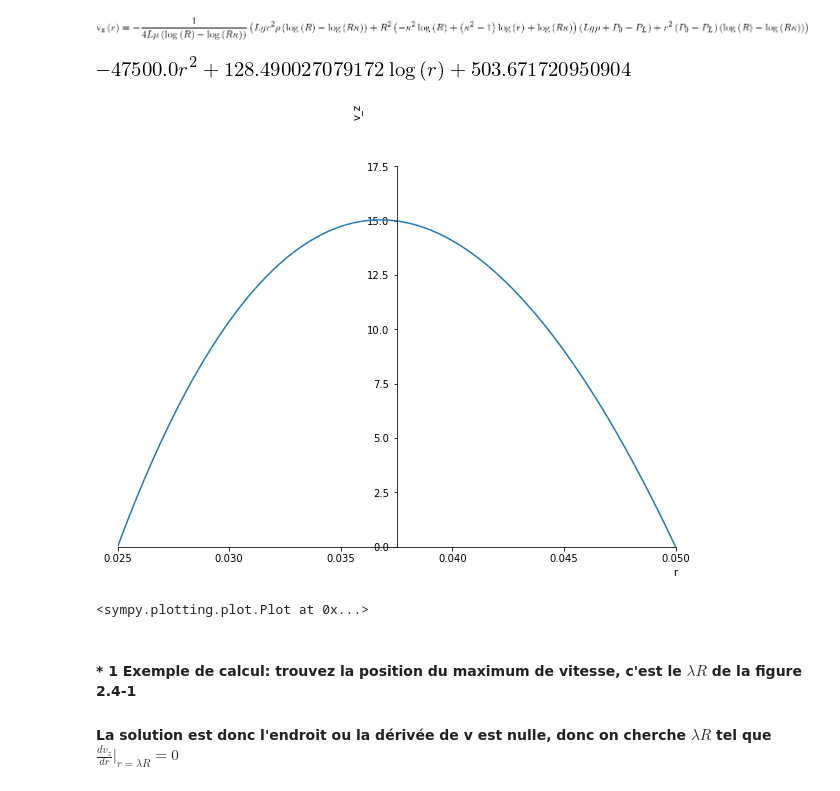
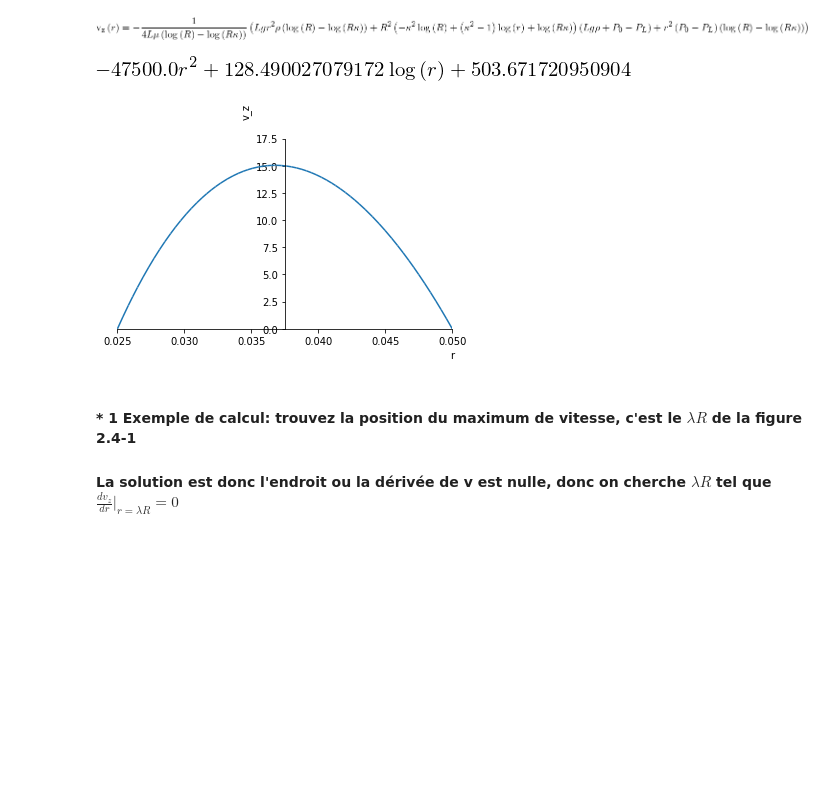
Before and after one commit to pierreproulx/GCH200, a Jupyter notebook: Chap-2-Section-2-4.ipynb, the cells around one changed output. Cells and saved outputs as stored; diff of their text form; code cells hidden in the pictures; blank space fills up the shorter version.

```diff
--- a/Chap-2-Section-2-4.ipynb
+++ b/Chap-2-Section-2-4.ipynb
@@ -95,26 +106,25 @@ display(v_z.simplify())
 # %%
 #
 # Maintenant traçons le profil en donnant des valeurs de paramètres réalistes
 #
 # Remarquez ici que la gravité est négative sur la figure 2.4-1
 #
 # Changez la hauteur, la pression en 0, etc... pour voir le changement de direction de
 # l'écoulement. Quelle est la pression nécessaire pour pousser le fluide vers le haut
 # si la hauteur de la colonne est de 10 mètres?
 #
 dictionnaire={'rho':1000, 'mu':0.001,'g':-9.81,
               'R':0.05, 'L':10,'P_0':100000,'P_L':0,'kappa':0.5}
 v_z=v_z.rhs.subs(dictionnaire).evalf()
 R=R.subs(dictionnaire)
 kappa=kappa.subs(dictionnaire)
 display(v_z)
 import matplotlib.pyplot as plt
-plt.rcParams['figure.figsize']=10,8
-sp.plot(v_z,(r,kappa*R,R),ylim=[0,20],ylabel='v_z')
+plt.rcParams['figure.figsize']=6,4
+sp.plot(v_z,(r,kappa*R,R),ylim=[0,20],ylabel='v_z');
 # %% [output]
 [figure]
-[figure, old version]
+[figure, new version]
-<sympy.plotting.plot.Plot at 0x...>
 # %% [markdown]
 #### * 1 Exemple de calcul: trouvez la position du maximum de vitesse, c'est le $ \lambda R$ de la figure 2.4-1
 
```
Also changed, not shown: parts of 2 cells of this notebook, 7 other files.
